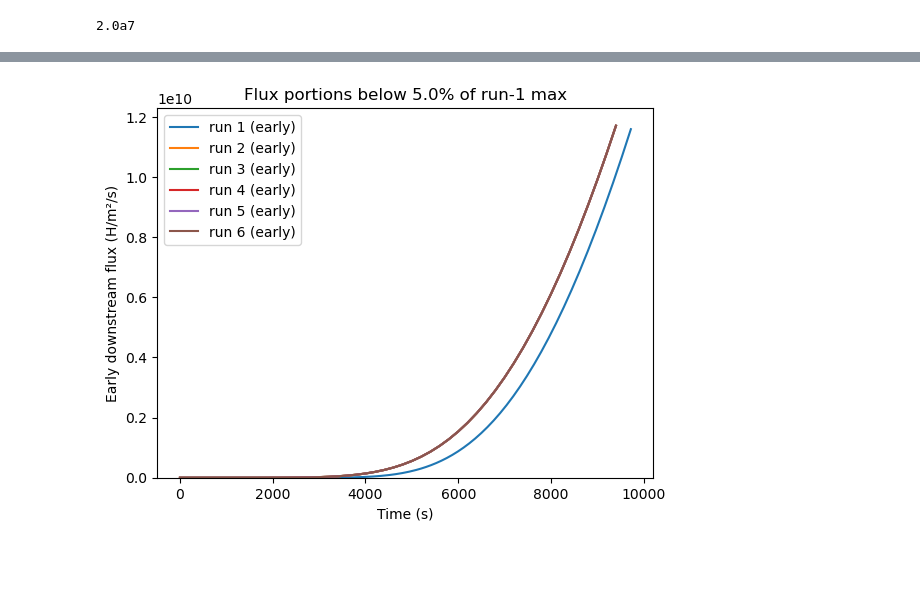
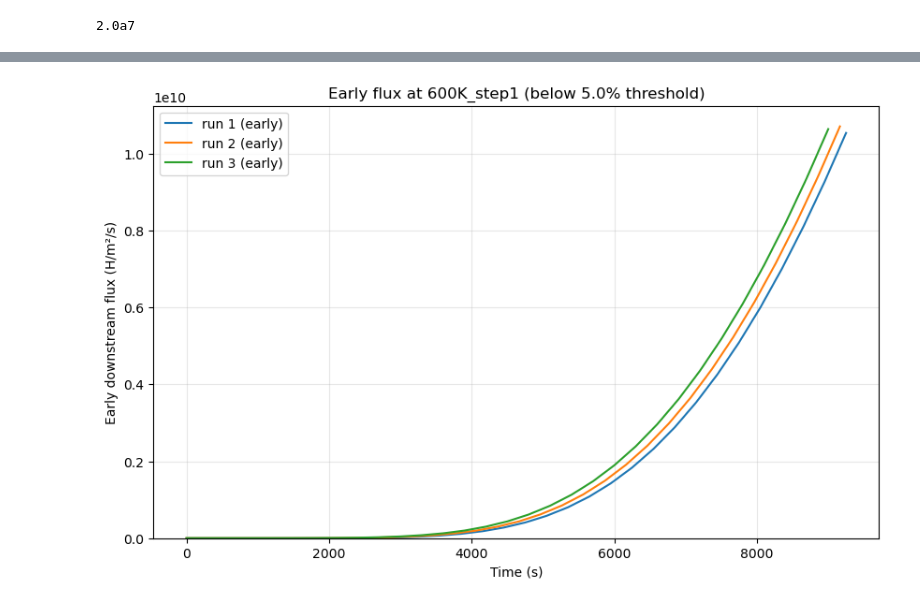
Before and after one commit to WeaverC20/permeation_barrier_analysis, a Jupyter notebook: two_layer_numerical/timelag_analysis.ipynb, the cells around one changed output, grey strips where cells are left out. Saved outputs shown, nothing was run; the diff lists cells and outputs as text; code cells hidden in the pictures; blank space fills up the shorter version.

```diff
--- a/two_layer_numerical/timelag_analysis.ipynb
+++ b/two_layer_numerical/timelag_analysis.ipynb
@@ -14,9 +14,8 @@ print(F.__version__)
 my_model = F.HydrogenTransportProblem()
 
 substrate_thick = 1e-3  # m
-my_model.temperature = 600
+# Temperature will be set after defining T_func in next cell
 w_atom_density = 6.3e28  # atom/m3
-final_time = 1.2e5  # s
 
 tungsten = F.Material(
     D_0=4.1e-7,
@@ -199,46 +255,60 @@ plt.show()
 # %%
-pct = 0.05  # e.g., % of the maximum flux from run 1
+pct = 0.05  # e.g., 5% of the maximum flux from first run of each temp group
 
-# ---- Step 1: compute threshold based on run 1 ----
-run1_times, run1_flux = run_segments[0]
-max_flux_run1 = np.max(np.abs(run1_flux))
-threshold = pct * max_flux_run1
+# ---------------------------------------
+# Analyze early flux for each temperature group
+# ---------------------------------------
+temp_early_data = {}  # store early flux data for comparison
 
-print(f"Max flux (run 1): {max_flux_run1:.3e}")
-print(f"Threshold ({pct*100:.1f}%): {threshold:.3e}")
-
-# ---- Step 2: extract "early flux" region for each run ----
-early_run_segments = []
-
-for i, (t_seg, f_seg) in enumerate(run_segments, start=1):
-    f_abs = np.abs(f_seg)
-    mask = f_abs <= threshold
-
-    t_early = t_seg[mask]
-    f_early = f_abs[mask]
-
-    early_run_segments.append((t_early, f_early))
-
-
-# ---- Step 3: plot only the early portions ----
-plt.figure()
-
-for i, (t_early, f_early) in enumerate(early_run_segments, start=1):
-    if len(t_early) == 0:
+for temp_key, runs in temp_groups.items():
+    if len(runs) == 0:
         continue
 
-    # Shift runs 2+ to start at zero
-    if i == 1:
-        t_plot = t_early
-    else:
+    # Get max flux from first run of this temperature group
+    first_run_temp, first_run_times, first_run_flux = runs[0]
+    max_flux_first = np.max(np.abs(first_run_flux))
+    threshold = pct * max_flux_first
+
+    print(f"\n{temp_key}:")
+    print(f"  Max flux (run 1): {max_flux_first:.3e}")
+    print(f"  Threshold ({pct*100:.1f}%): {threshold:.3e}")
+
+    # Extract early flux for each run in this group
+    early_runs = []
+
+    for i, (temp, t_seg, f_seg) in enumerate(runs, start=1):
+        f_abs = np.abs(f_seg)
+        mask = f_abs <= threshold
+
+        t_early = t_seg[mask]
+        f_early = f_abs[mask]
+
+        early_runs.append((t_early, f_early))
+
+    # Store for comparison plot
+    temp_early_data[temp_key] = {
+        'temperature': first_run_temp,
+        'early_runs': early_runs,
+        'threshold': threshold
+    }
+
+    # Plot early portions for this temperature group
+    plt.figure(figsize=(10, 6))
+
+    for i, (t_early, f_early) in enumerate(early_runs, start=1):
+        if len(t_early) == 0:
+            continue
+
+        # Shift ALL runs to start at zero
         t_plot = t_early - t_early[0]
 
-    plt.plot(t_plot, f_early, label=f"run {i} (early)")
+        plt.plot(t_plot, f_early, label=f"run {i} (early)")
 
-plt.ylim(bottom=0)
-plt.xlabel("Time (s)")
-plt.ylabel("Early downstream flux (H/m²/s)")
-plt.title(f"Flux portions below {pct*100}% of run-1 max")
-plt.legend()
-plt.show()
+    plt.ylim(bottom=0)
+    plt.xlabel("Time (s)")
+    plt.ylabel("Early downstream flux (H/m²/s)")
+    plt.title(f"Early flux at {temp_key} (below {pct*100}% threshold)")
+    plt.legend()
+    plt.grid(True, alpha=0.3)
+    plt.show()
 # %% [output]
@@ -247 +318 @@ Threshold (5.0%): 1.180e+10
-[figure, old version]
+[figure, new version]
```
Also changed, not shown: parts of 7 cells of this notebook, 1 other file.
